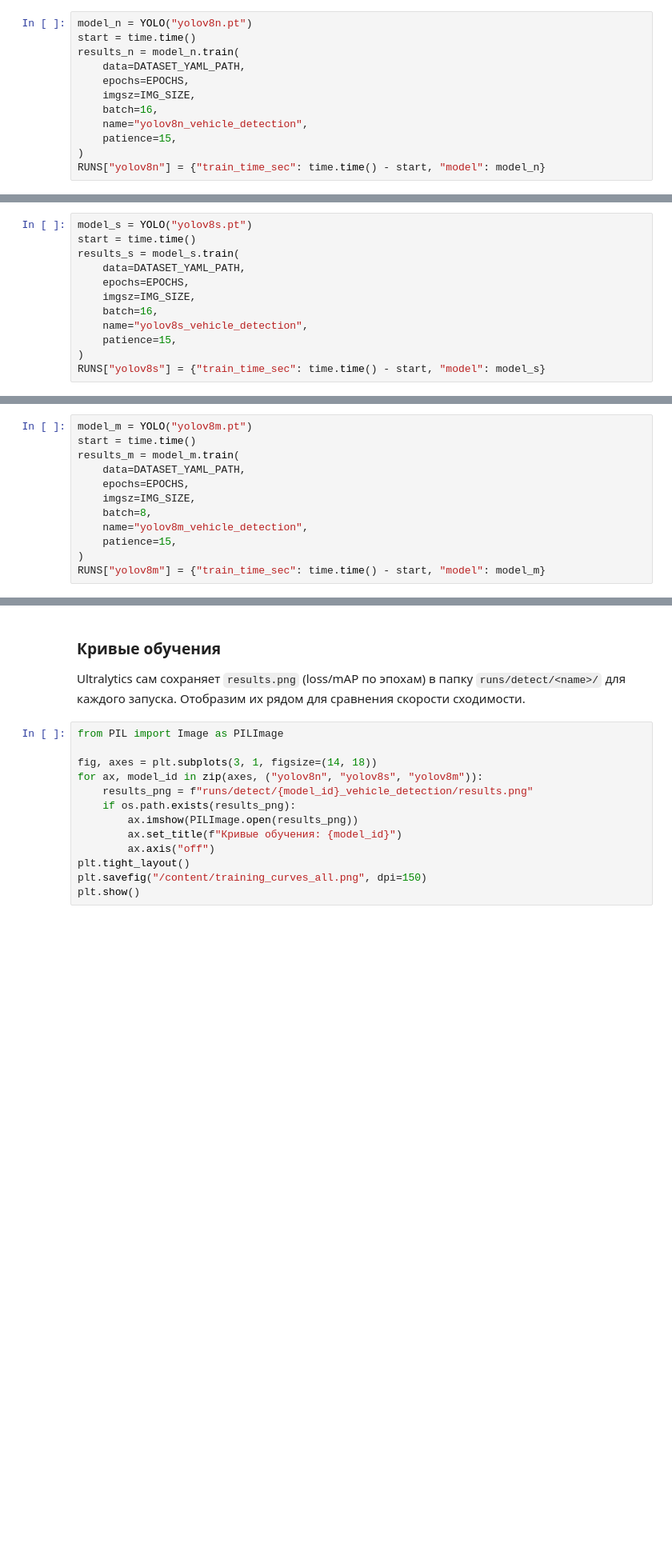
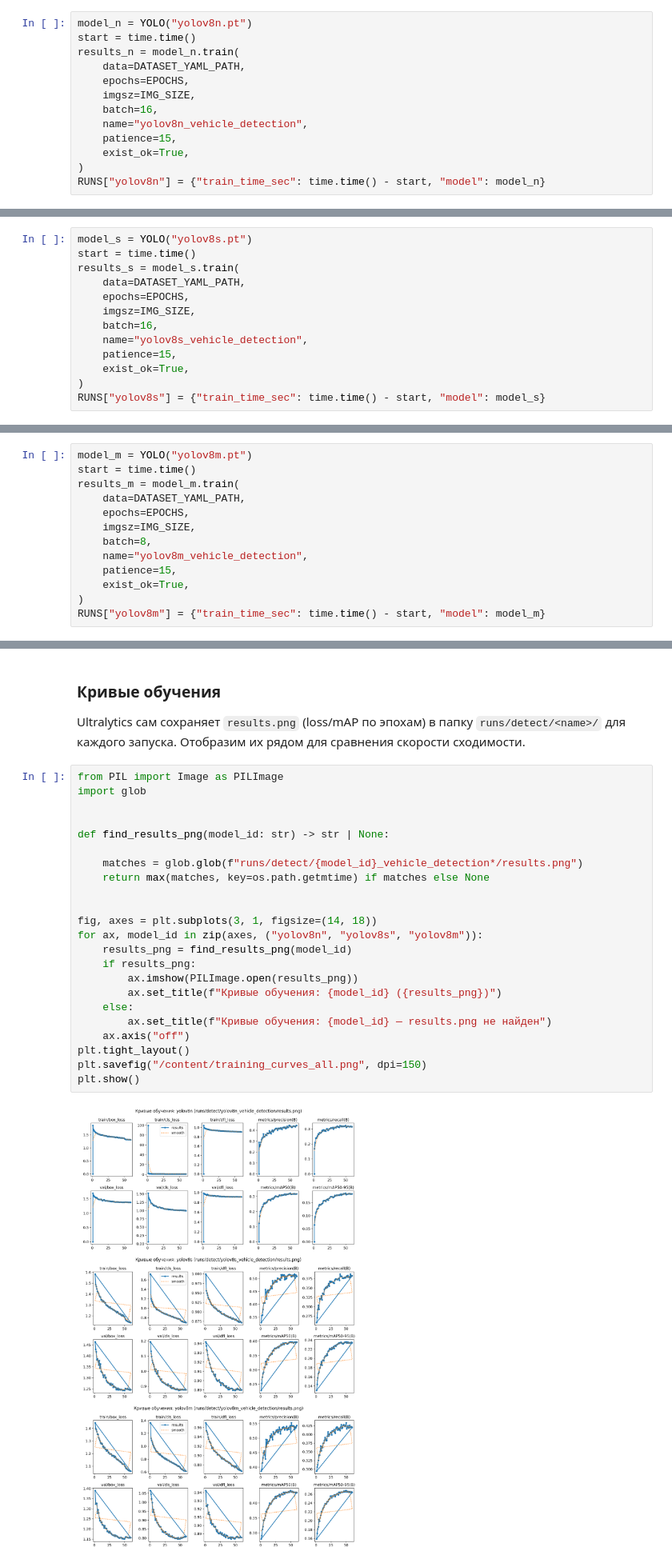
Before and after one commit to arttr1/power-line-defect-detection, a Jupyter notebook: notebooks/train_vehicle_detection.ipynb, the cells around one changed output, grey strips where cells are left out. Shown at 80% size. Drawn from its saved outputs; the diff is of its cells as text; blank space fills up the shorter version.

```diff
--- a/notebooks/train_vehicle_detection.ipynb
+++ b/notebooks/train_vehicle_detection.ipynb
@@ -173,5 +182,6 @@ results_n = model_n.train(
     batch=16,
     name="yolov8n_vehicle_detection",
     patience=15,
+    exist_ok=True,
 )
 RUNS["yolov8n"] = {"train_time_sec": time.time() - start, "model": model_n}
@@ -187,5 +242,6 @@ results_s = model_s.train(
     batch=16,
     name="yolov8s_vehicle_detection",
     patience=15,
+    exist_ok=True,
 )
 RUNS["yolov8s"] = {"train_time_sec": time.time() - start, "model": model_s}
@@ -201,5 +300,6 @@ results_m = model_m.train(
     batch=8,
     name="yolov8m_vehicle_detection",
     patience=15,
+    exist_ok=True,
 )
 RUNS["yolov8m"] = {"train_time_sec": time.time() - start, "model": model_m}
@@ -249,17 +454,29 @@ Ultralytics сам сохраняет `results.png` (loss/mAP по эпохам)
 для каждого запуска. Отобразим их рядом для сравнения скорости сходимости.
 # %%
 from PIL import Image as PILImage
+import glob
+
+
+def find_results_png(model_id: str) -> str | None:
+
+    matches = glob.glob(f"runs/detect/{model_id}_vehicle_detection*/results.png")
+    return max(matches, key=os.path.getmtime) if matches else None
+
 
 fig, axes = plt.subplots(3, 1, figsize=(14, 18))
 for ax, model_id in zip(axes, ("yolov8n", "yolov8s", "yolov8m")):
-    results_png = f"runs/detect/{model_id}_vehicle_detection/results.png"
-    if os.path.exists(results_png):
+    results_png = find_results_png(model_id)
+    if results_png:
         ax.imshow(PILImage.open(results_png))
-        ax.set_title(f"Кривые обучения: {model_id}")
-        ax.axis("off")
+        ax.set_title(f"Кривые обучения: {model_id} ({results_png})")
+    else:
+        ax.set_title(f"Кривые обучения: {model_id} — results.png не найден")
+    ax.axis("off")
 plt.tight_layout()
 plt.savefig("/content/training_curves_all.png", dpi=150)
 plt.show()
+# %% [output]
+[figure, added]
 # %% [markdown]
 ## 6. Анализ результатов и гипотезы
 
```
Also changed, not shown: parts of 15 cells of this notebook, 4 other files.
